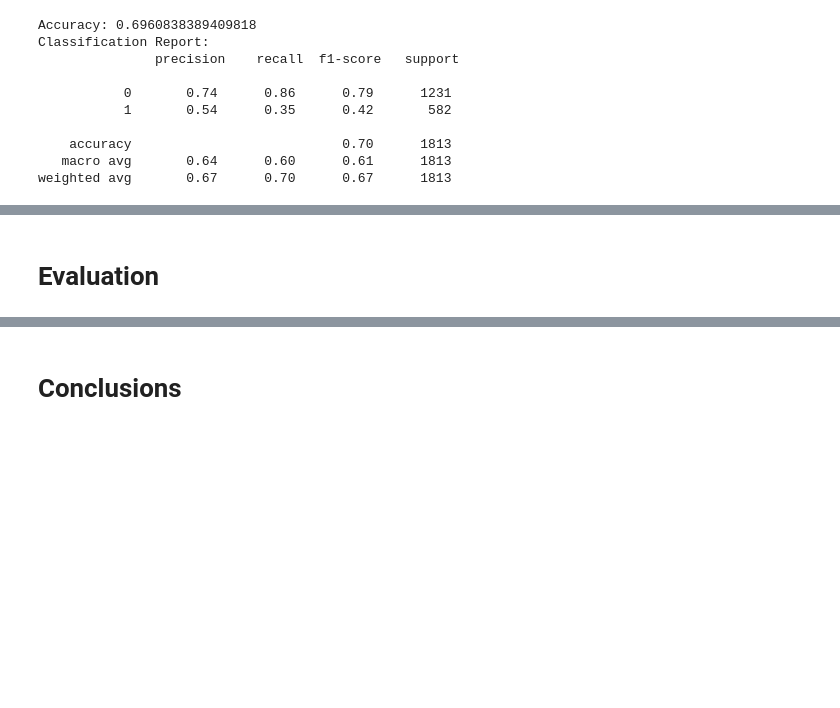
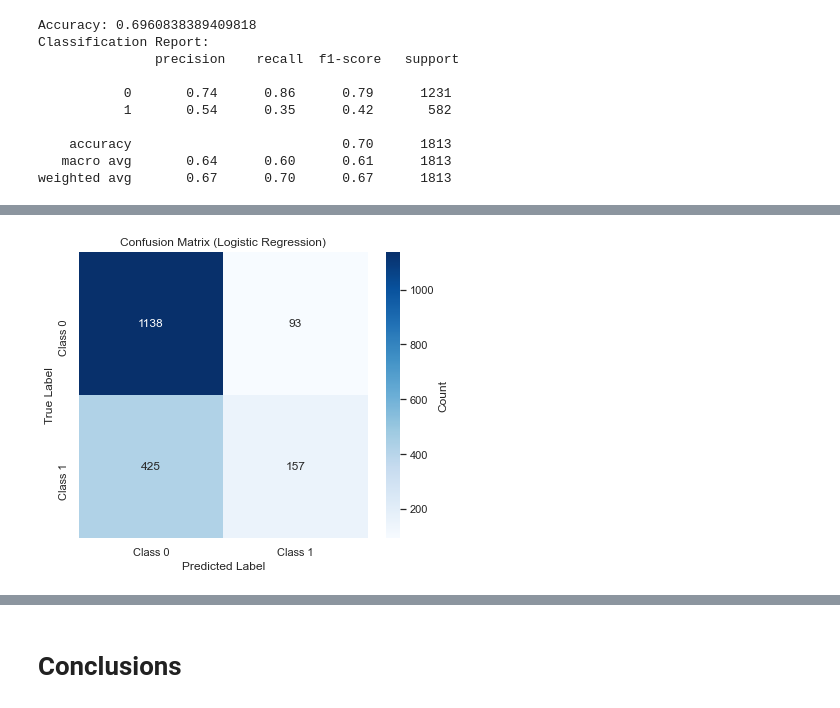
Before and after one commit to sfp13VA/Twitter_Sentiment_Project, a Jupyter notebook: notebook.ipynb, the cells around one changed output, grey strips where cells are left out. Drawn from its saved outputs; the diff is of its cells as text; code cells hidden in the pictures; blank space fills up the shorter version.

Commit message:
final modeling and notebook

```diff
--- a/notebook.ipynb
+++ b/notebook.ipynb
@@ -503,23 +540,29 @@ weighted avg       0.67      0.70      0.67      1813
 # %%
 # define X and y
-X = df.drop(['Tweet', 'clean_text', 'Emotion'], axis=1)
+X = df.drop(['Tweet', 'Emotion'], axis=1)
 y = df['Emotion']
 
 X_train, X_test, y_train, y_test = train_test_split(X, y, test_size=0.2, random_state=42)
+# %%
+vectorizer = TfidfVectorizer(max_features=500, stop_words='english')
+X_train_vec = vectorizer.fit_transform(X_train['clean_Tweet'])
+X_test_vec = vectorizer.transform(X_test['clean_Tweet'])
 # %%
 # initialize logistic regression model
 logreg_model = LogisticRegression()
 
 # fit the model using cross-validation
-cross_val_scores = cross_val_score(logreg_model, X_train, y_train, cv=5)
+cross_val_scores = cross_val_score(logreg_model, X_train_vec, y_train, cv=5)
 
 # Print the cross-validation scores
 print("Cross-validation scores:", cross_val_scores)
 
 # fit the model on the training data
-logreg_model.fit(X_train, y_train)
+logreg_model.fit(X_train_vec, y_train)
+
+y_pred = logreg_model.predict(X_test_vec)
 
 # evaluate the model on the test data
-accuracy = logreg_model.score(X_test, y_test)
-print("Test set accuracy:", accuracy)
+report = classification_report(y_test, y_pred)
+print("Classification Report:\n", report)
 # %% [output]
@@ -528,2 +579,18 @@ Test set accuracy: 0.8792057363485934
-# %% [markdown]
-# Evaluation
+# %%
+#display confusion matrix
+sns.set_style("whitegrid")
+plt.figure(figsize=(6, 5))
+cm = confusion_matrix(y_test, y_pred)
+sns.heatmap(cm, annot=True, fmt='d', cmap='Blues',
+            xticklabels=['Class 0', 'Class 1'], yticklabels=['Class 0', 'Class 1'],
+            cbar_kws={'label': 'Count'})
+plt.title('Confusion Matrix (Logistic Regression)')
+plt.xlabel('Predicted Label')
+plt.ylabel('True Label')
+plt.tight_layout()
+plt.show()
+
+# plot CV result
+results_df = pd.DataFrame(grid_search.cv_results_)
+# %% [output]
+[figure, added]
```
Also changed, not shown: parts of 39 cells of this notebook, 4 other files.
